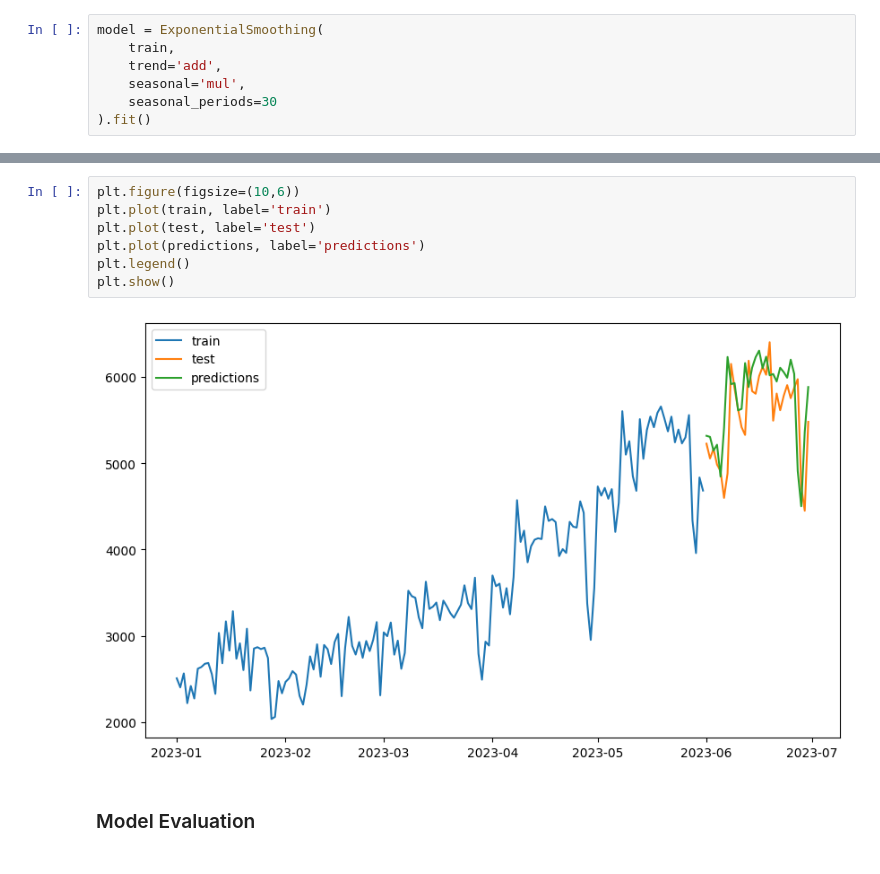
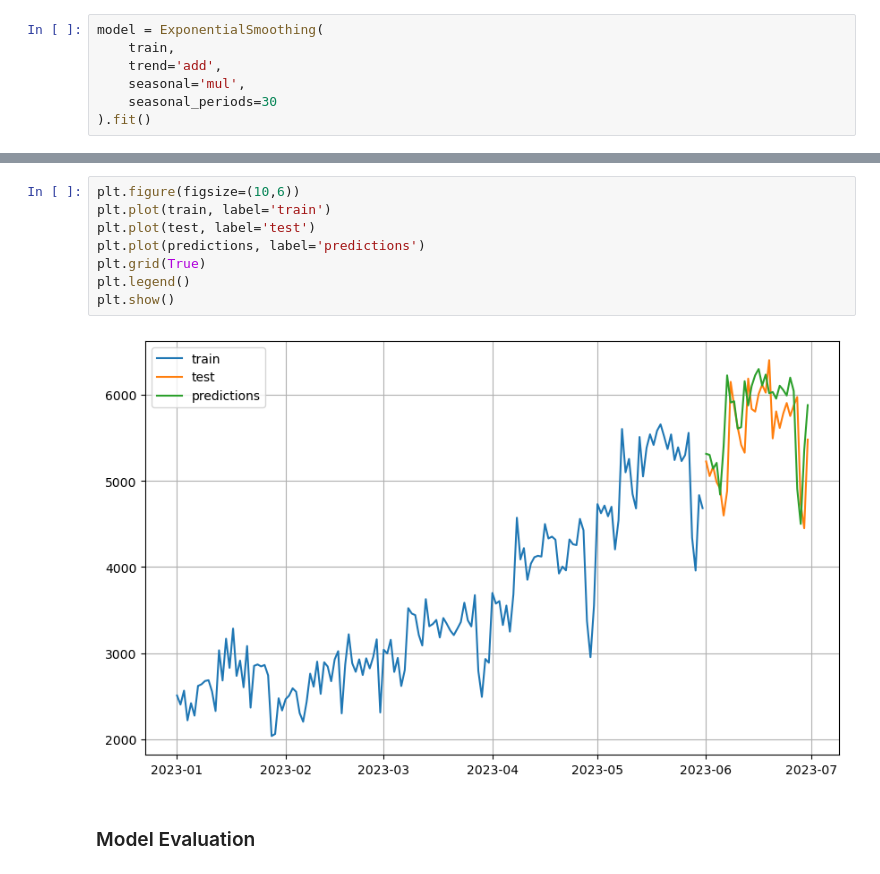
Before and after one commit to afrisiringo/Black-Pearl-Coffee-Shop-Sales-Analysis, a Jupyter notebook: Sales_Analysis.ipynb, the cells around one changed output, grey strips where cells are left out. Drawn from its saved outputs; the diff is of its cells as text.

```diff
--- a/Sales_Analysis.ipynb
+++ b/Sales_Analysis.ipynb
@@ -549,12 +518,13 @@ Freq: D, dtype: float64
 # %%
 plt.figure(figsize=(10,6))
 plt.plot(train, label='train')
 plt.plot(test, label='test')
 plt.plot(predictions, label='predictions')
+plt.grid(True)
 plt.legend()
 plt.show()
 # %% [output]
-[figure, old version]
+[figure, new version]
 # %% [markdown]
 ### Model Evaluation
 # %%
```
Also changed, not shown: parts of 19 cells of this notebook.
